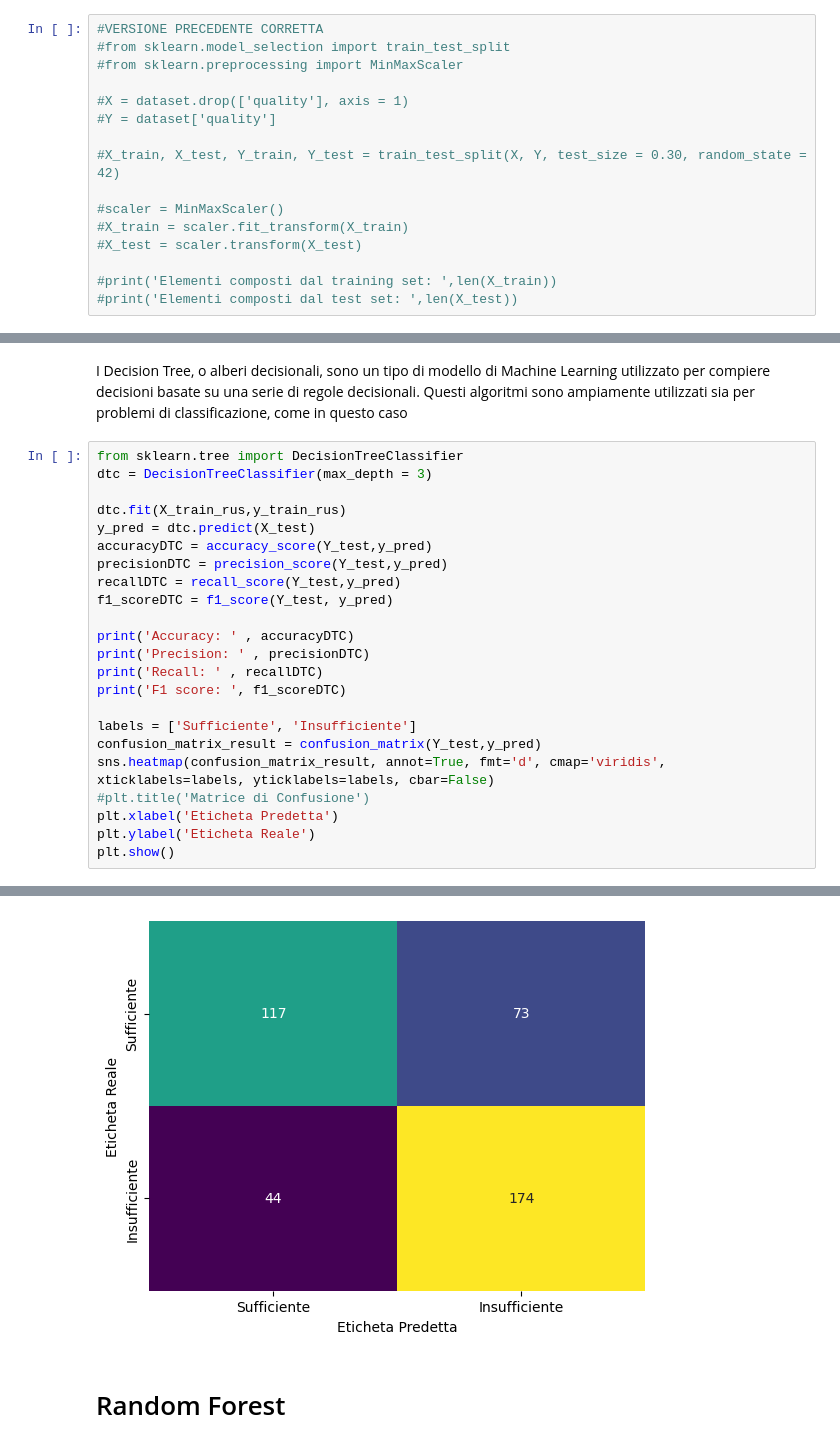
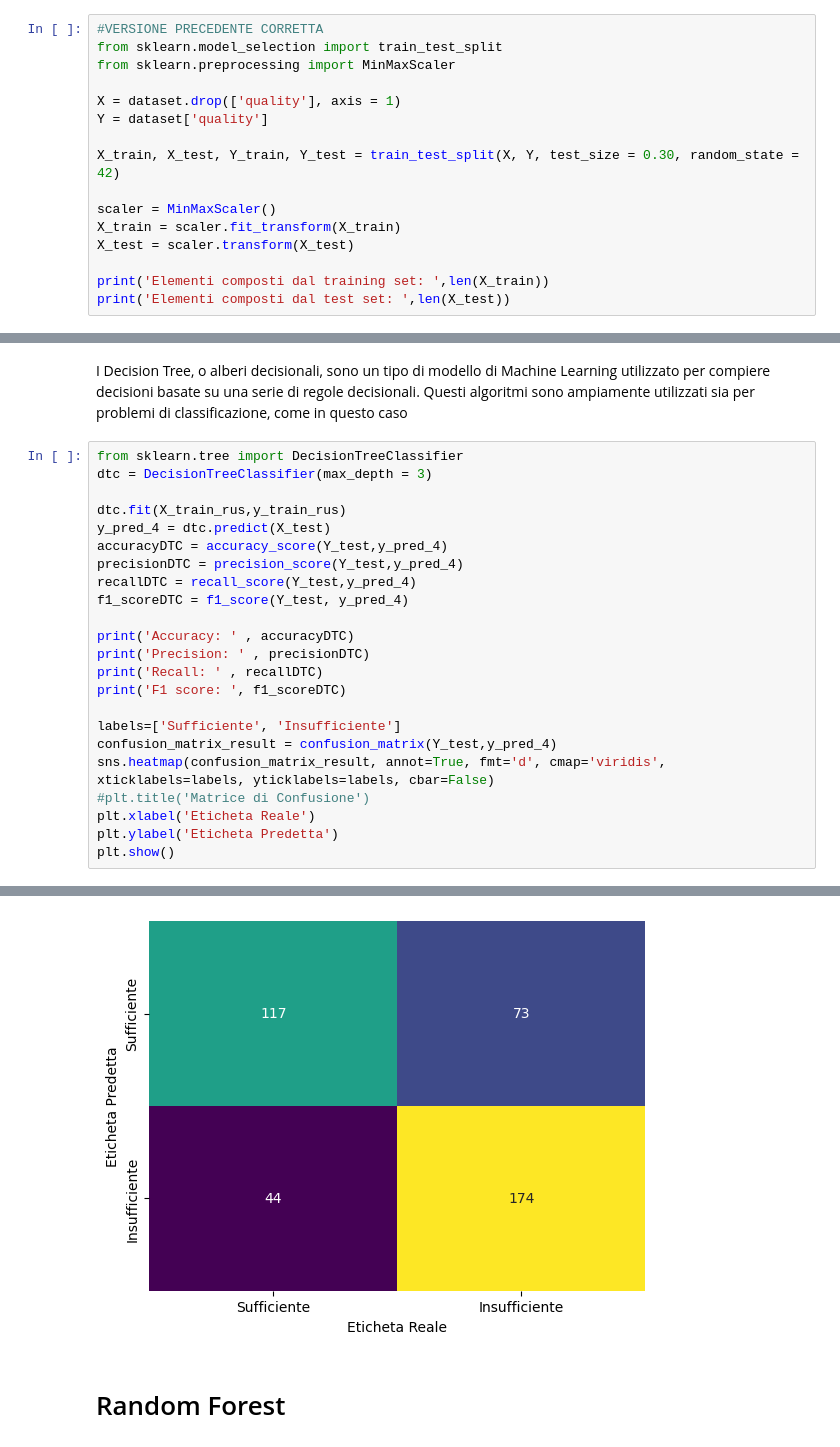
Before and after one commit to bafiuss/Sapore-DiVino, a Jupyter notebook: Sapore_DiVino-CODICE.ipynb, the cells around one changed output, grey strips where cells are left out. Saved outputs shown, nothing was run; the diff lists cells and outputs as text.

```diff
--- a/Sapore_DiVino-CODICE.ipynb
+++ b/Sapore_DiVino-CODICE.ipynb
@@ -214,16 +176,16 @@ See the caveats in the documentation: https://pandas.pydata.org/pandas-docs/stab
 # %%
 #VERSIONE PRECEDENTE CORRETTA
-#from sklearn.model_selection import train_test_split
-#from sklearn.preprocessing import MinMaxScaler
+from sklearn.model_selection import train_test_split
+from sklearn.preprocessing import MinMaxScaler
 
-#X = dataset.drop(['quality'], axis = 1)
-#Y = dataset['quality']
+X = dataset.drop(['quality'], axis = 1)
+Y = dataset['quality']
 
-#X_train, X_test, Y_train, Y_test = train_test_split(X, Y, test_size = 0.30, random_state = 42)
+X_train, X_test, Y_train, Y_test = train_test_split(X, Y, test_size = 0.30, random_state = 42)
 
-#scaler = MinMaxScaler()
-#X_train = scaler.fit_transform(X_train)
-#X_test = scaler.transform(X_test)
+scaler = MinMaxScaler()
+X_train = scaler.fit_transform(X_train)
+X_test = scaler.transform(X_test)
 
-#print('Elementi composti dal training set: ',len(X_train))
-#print('Elementi composti dal test set: ',len(X_test))
+print('Elementi composti dal training set: ',len(X_train))
+print('Elementi composti dal test set: ',len(X_test))
@@ -461,32 +375,32 @@ I Decision Tree, o alberi decisionali, sono un tipo di modello di Machine Learni
 # %%
 from sklearn.tree import DecisionTreeClassifier
 dtc = DecisionTreeClassifier(max_depth = 3)
 
 dtc.fit(X_train_rus,y_train_rus)
-y_pred = dtc.predict(X_test)
-accuracyDTC = accuracy_score(Y_test,y_pred)
-precisionDTC = precision_score(Y_test,y_pred)
-recallDTC = recall_score(Y_test,y_pred)
-f1_scoreDTC = f1_score(Y_test, y_pred)
+y_pred_4 = dtc.predict(X_test)
+accuracyDTC = accuracy_score(Y_test,y_pred_4)
+precisionDTC = precision_score(Y_test,y_pred_4)
+recallDTC = recall_score(Y_test,y_pred_4)
+f1_scoreDTC = f1_score(Y_test, y_pred_4)
 
 print('Accuracy: ' , accuracyDTC)
 print('Precision: ' , precisionDTC)
 print('Recall: ' , recallDTC)
 print('F1 score: ', f1_scoreDTC)
 
-labels = ['Sufficiente', 'Insufficiente']
-confusion_matrix_result = confusion_matrix(Y_test,y_pred)
+labels=['Sufficiente', 'Insufficiente']
+confusion_matrix_result = confusion_matrix(Y_test,y_pred_4)
 sns.heatmap(confusion_matrix_result, annot=True, fmt='d', cmap='viridis', xticklabels=labels, yticklabels=labels, cbar=False)
 #plt.title('Matrice di Confusione')
-plt.xlabel('Eticheta Predetta')
-plt.ylabel('Eticheta Reale')
+plt.xlabel('Eticheta Reale')
+plt.ylabel('Eticheta Predetta')
 plt.show()
 # %% [output]
 Accuracy:  0.7132352941176471
 Precision:  0.7044534412955465
 Recall:  0.7981651376146789
 F1 score:  0.7483870967741936
-[figure, old version]
+[figure, new version]
 # %% [markdown]
 # Random Forest
 # %%
```
Also changed, not shown: parts of 32 cells of this notebook, 14 other files.
